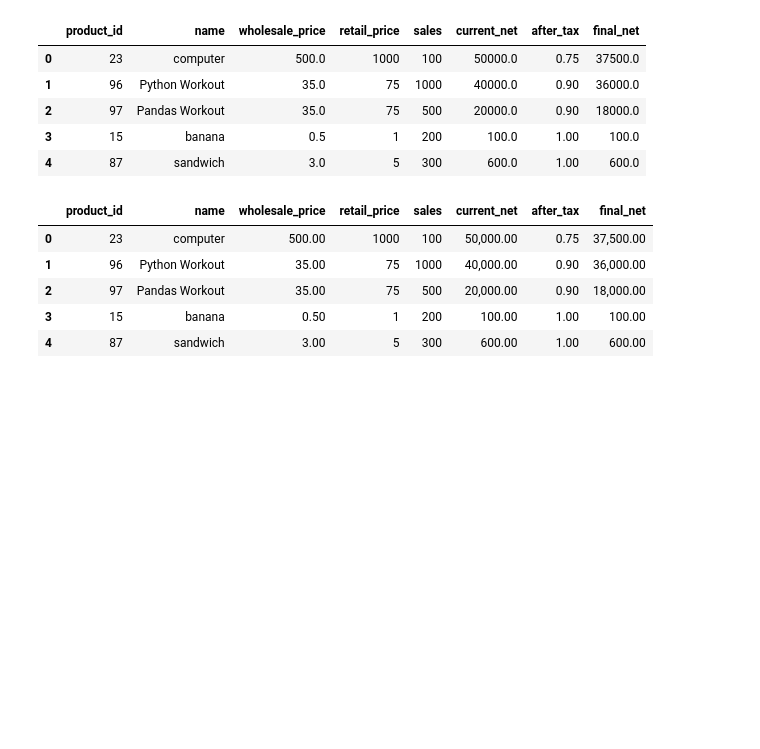
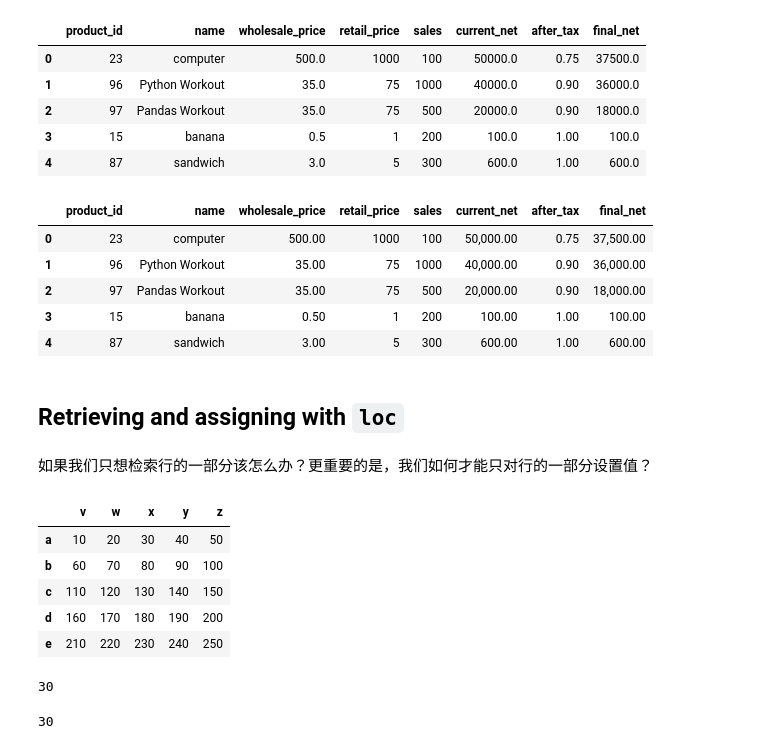
Before and after one commit to JPL-JUNO/Data-Analysis-and-Science, a Jupyter notebook: PW/NOTEBOOKS/exercise_9_tax_planning.ipynb, the cells around one changed output. Drawn from its saved outputs; the diff is of its cells as text; code cells hidden in the pictures; blank space fills up the shorter version.

```diff
--- a/PW/NOTEBOOKS/exercise_9_tax_planning.ipynb
+++ b/PW/NOTEBOOKS/exercise_9_tax_planning.ipynb
@@ -184,3 +193,28 @@ df
 | 2 | 97 | Pandas Workout | 35.00 | 75 | 500 | 20,000.00 | 0.90 | 18,000.00 |
 | 3 | 15 | banana | 0.50 | 1 | 200 | 100.00 | 1.00 | 100.00 |
 | 4 | 87 | sandwich | 3.00 | 5 | 300 | 600.00 | 1.00 | 600.00 |
+# %% [markdown]
+## Retrieving and assigning with `loc`
+# %% [markdown]
+如果我们只想检索行的一部分该怎么办？更重要的是，我们如何才能只对行的一部分设置值？
+# %%
+df = pd.DataFrame(np.linspace(10, 250, 25).reshape(5, 5),
+                  index=list('abcde'), columns=list('vwxyz')).astype(int)
+df
+# %% [output]
+|  | v | w | x | y | z |
+| a | 10 | 20 | 30 | 40 | 50 |
+| b | 60 | 70 | 80 | 90 | 100 |
+| c | 110 | 120 | 130 | 140 | 150 |
+| d | 160 | 170 | 180 | 190 | 200 |
+| e | 210 | 220 | 230 | 240 | 250 |
+# %%
+df.loc['a', 'x']
+# %% [output]
+30
+# %%
+df.loc['a', # Row selector
+       'x'] # Column selector
+# 对于复杂的选择器，可以将行列选择器分开写，更加明显
+# %% [output]
+30
```
Also changed, not shown: parts of 25 cells of this notebook, 10 other files.
